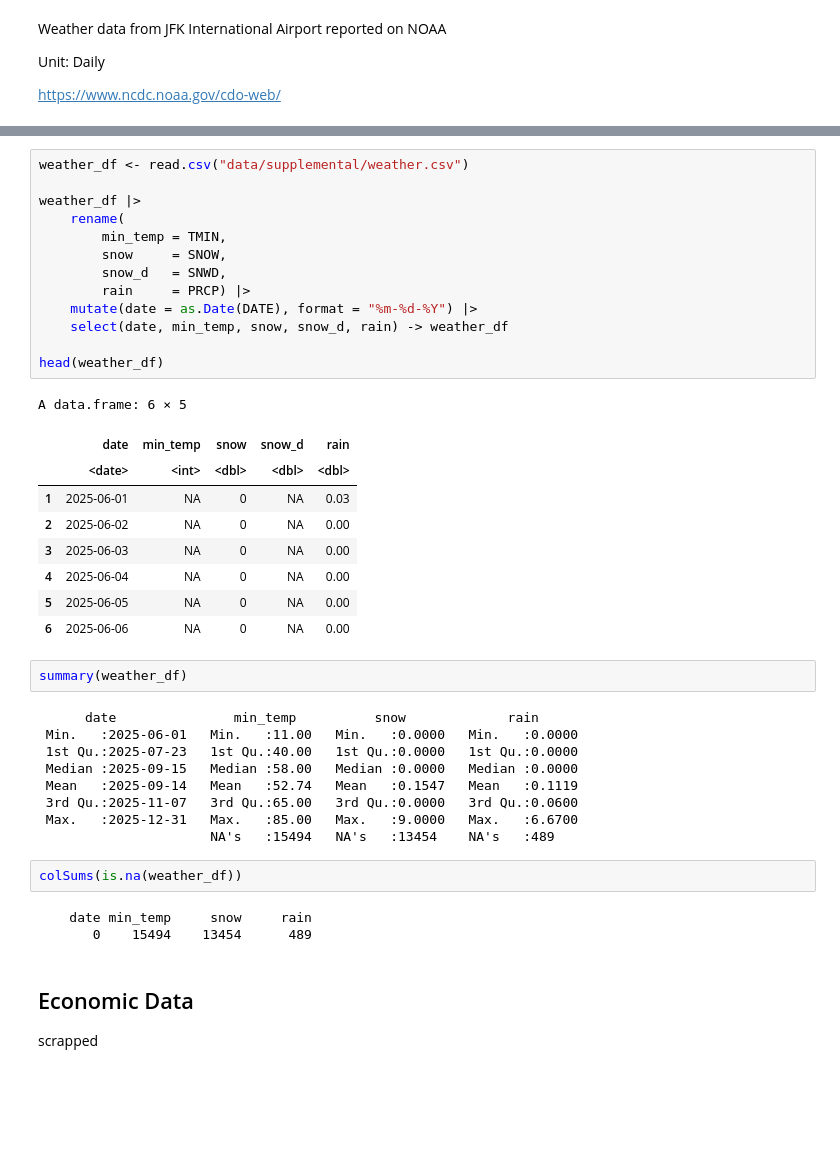
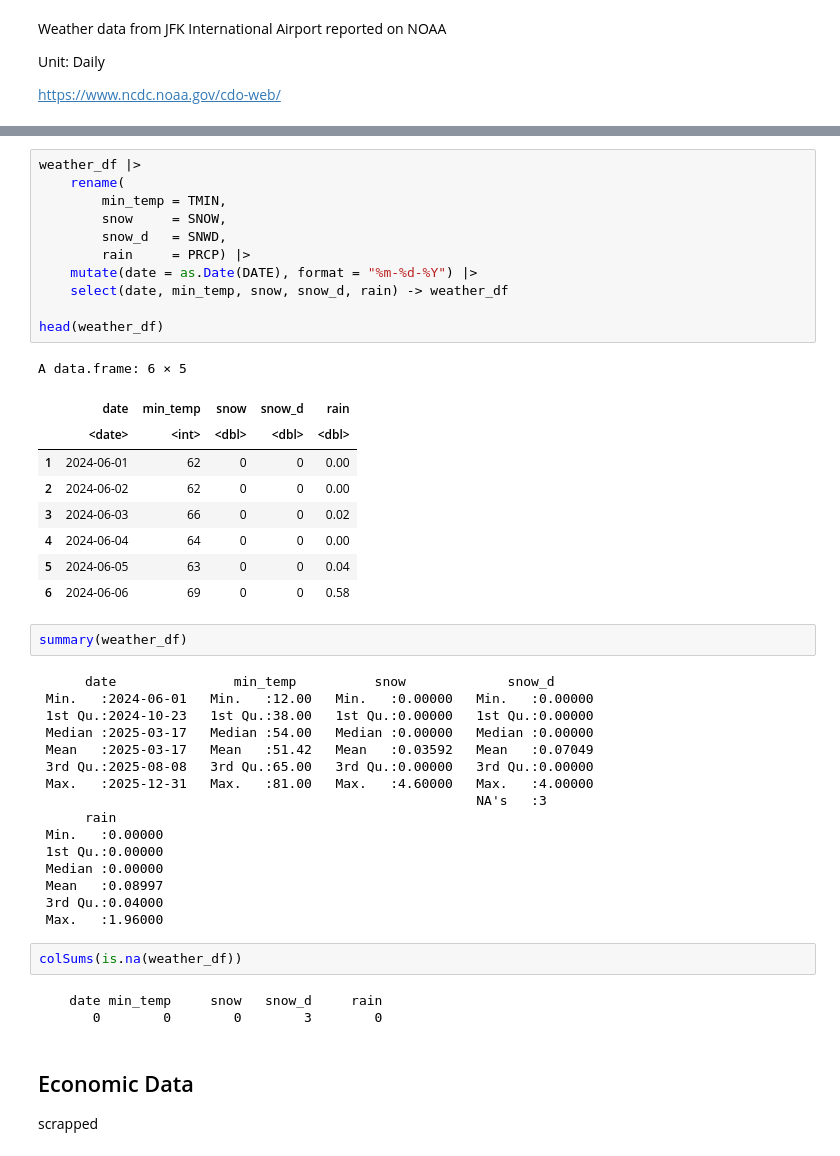
Before and after one commit to lily-harper/statsproject, a Jupyter notebook: notebooks/1_data.ipynb, the cells around one changed output, grey strips where cells are left out. Saved outputs shown, nothing was run; the diff lists cells and outputs as text; blank space fills up the shorter version.

```diff
--- a/notebooks/1_data.ipynb
+++ b/notebooks/1_data.ipynb
@@ -408,42 +408,47 @@ A data.frame: 6 × 7
 # %%
-weather_df <- read.csv("data/supplemental/weather.csv")
-
 weather_df |>
     rename(
         min_temp = TMIN,
         snow     = SNOW,
         snow_d   = SNWD,
         rain     = PRCP) |>
     mutate(date = as.Date(DATE), format = "%m-%d-%Y") |>
     select(date, min_temp, snow, snow_d, rain) -> weather_df
 
 head(weather_df)
 # %% [output]
 A data.frame: 6 × 5
 |  | date | min_temp | snow | snow_d | rain |
 |  | <date> | <int> | <dbl> | <dbl> | <dbl> |
-| 1 | 2025-06-01 | NA | 0 | NA | 0.03 |
-| 2 | 2025-06-02 | NA | 0 | NA | 0.00 |
-| 3 | 2025-06-03 | NA | 0 | NA | 0.00 |
-| 4 | 2025-06-04 | NA | 0 | NA | 0.00 |
-| 5 | 2025-06-05 | NA | 0 | NA | 0.00 |
-| 6 | 2025-06-06 | NA | 0 | NA | 0.00 |
+| 1 | 2024-06-01 | 62 | 0 | 0 | 0.00 |
+| 2 | 2024-06-02 | 62 | 0 | 0 | 0.00 |
+| 3 | 2024-06-03 | 66 | 0 | 0 | 0.02 |
+| 4 | 2024-06-04 | 64 | 0 | 0 | 0.00 |
+| 5 | 2024-06-05 | 63 | 0 | 0 | 0.04 |
+| 6 | 2024-06-06 | 69 | 0 | 0 | 0.58 |
 # %%
 summary(weather_df)
 # %% [output]
-      date               min_temp          snow             rain
- Min.   :2025-06-01   Min.   :11.00   Min.   :0.0000   Min.   :0.0000
- 1st Qu.:2025-07-23   1st Qu.:40.00   1st Qu.:0.0000   1st Qu.:0.0000
- Median :2025-09-15   Median :58.00   Median :0.0000   Median :0.0000
- Mean   :2025-09-14   Mean   :52.74   Mean   :0.1547   Mean   :0.1119
- 3rd Qu.:2025-11-07   3rd Qu.:65.00   3rd Qu.:0.0000   3rd Qu.:0.0600
- Max.   :2025-12-31   Max.   :85.00   Max.   :9.0000   Max.   :6.6700
-                      NA's   :15494   NA's   :13454    NA's   :489
+      date               min_temp          snow             snow_d
+ Min.   :2024-06-01   Min.   :12.00   Min.   :0.00000   Min.   :0.00000
+ 1st Qu.:2024-10-23   1st Qu.:38.00   1st Qu.:0.00000   1st Qu.:0.00000
+ Median :2025-03-17   Median :54.00   Median :0.00000   Median :0.00000
+ Mean   :2025-03-17   Mean   :51.42   Mean   :0.03592   Mean   :0.07049
+ 3rd Qu.:2025-08-08   3rd Qu.:65.00   3rd Qu.:0.00000   3rd Qu.:0.00000
+ Max.   :2025-12-31   Max.   :81.00   Max.   :4.60000   Max.   :4.00000
+                                                        NA's   :3
+      rain
+ Min.   :0.00000
+ 1st Qu.:0.00000
+ Median :0.00000
+ Mean   :0.08997
+ 3rd Qu.:0.04000
+ Max.   :1.96000
 # %%
 colSums(is.na(weather_df))
 # %% [output]
-    date min_temp     snow     rain
-       0    15494    13454      489
+    date min_temp     snow   snow_d     rain
+       0        0        0        3        0
 # %% [markdown]
 ## Economic Data
 
```
Also changed, not shown: parts of 8 cells of this notebook, 1 other file.
